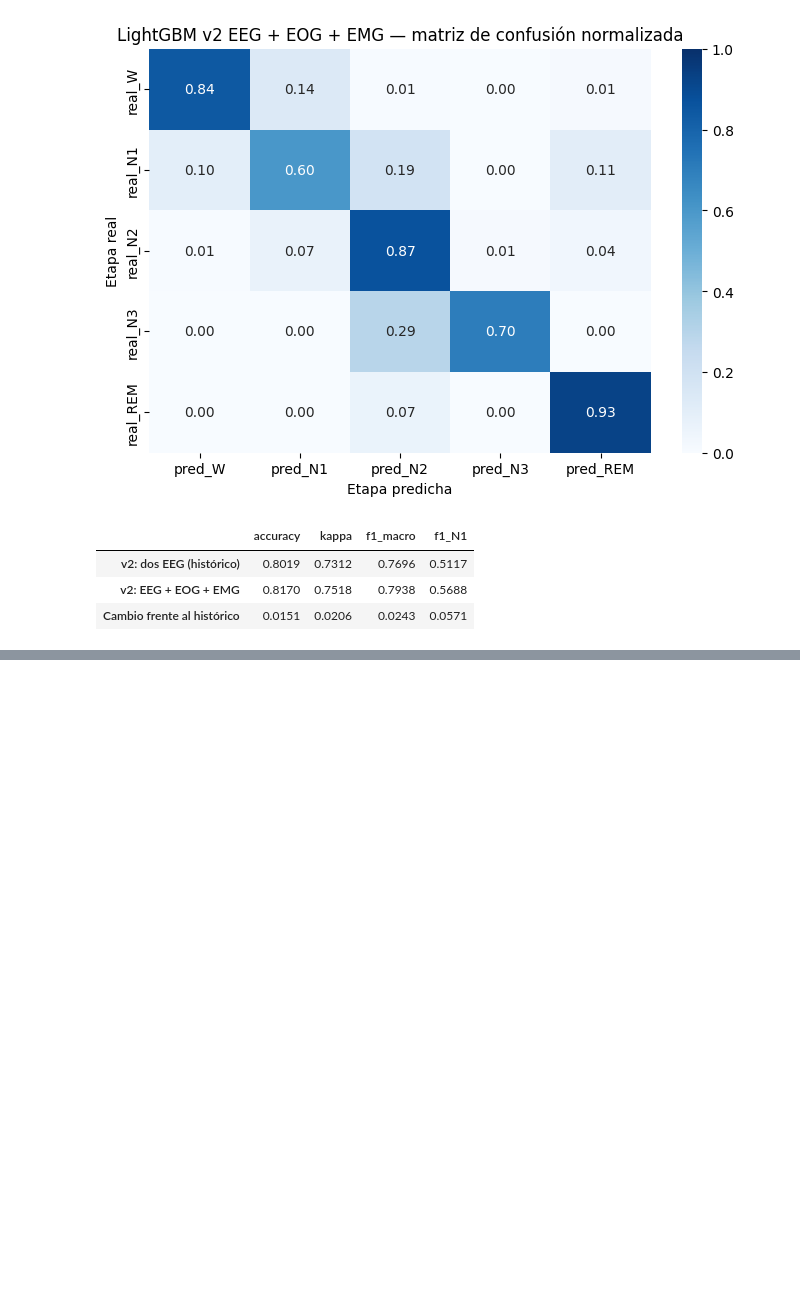
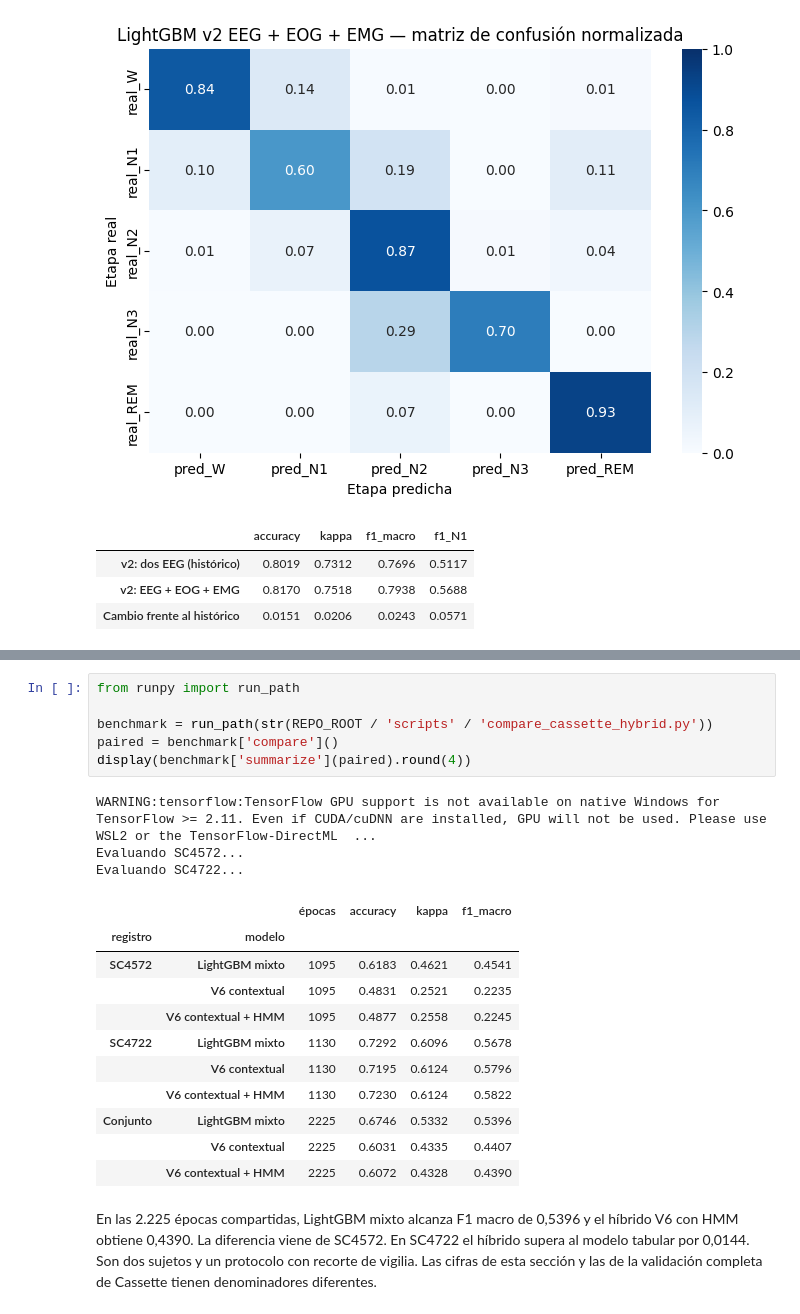
Before and after one commit to jcrkboy/micro-proyecto-grupo-7, a Jupyter notebook: Notebooks/model_jhoan_saavedra_all_channels.ipynb, the cells around one changed output, grey strips where cells are left out. Saved outputs shown, nothing was run; the diff lists cells and outputs as text; blank space fills up the shorter version.

```diff
--- a/Notebooks/model_jhoan_saavedra_all_channels.ipynb
+++ b/Notebooks/model_jhoan_saavedra_all_channels.ipynb
@@ -179,0 +326,23 @@ REM     0.8682  0.9279    0.8970   1831.0
+# %%
+from runpy import run_path
+
+benchmark = run_path(str(REPO_ROOT / 'scripts' / 'compare_cassette_hybrid.py'))
+paired = benchmark['compare']()
+display(benchmark['summarize'](paired).round(4))
+# %% [output]
+WARNING:tensorflow:TensorFlow GPU support is not available on native Windows for TensorFlow >= 2.11. Even if CUDA/cuDNN are installed, GPU will not be used. Please use WSL2 or the TensorFlow-DirectML  ...
+Evaluando SC4572...
+Evaluando SC4722...
+|  |  | épocas | accuracy | kappa | f1_macro |
+| registro | modelo |  |  |  |  |
+| SC4572 | LightGBM mixto | 1095 | 0.6183 | 0.4621 | 0.4541 |
+|  | V6 contextual | 1095 | 0.4831 | 0.2521 | 0.2235 |
+|  | V6 contextual + HMM | 1095 | 0.4877 | 0.2558 | 0.2245 |
+| SC4722 | LightGBM mixto | 1130 | 0.7292 | 0.6096 | 0.5678 |
+|  | V6 contextual | 1130 | 0.7195 | 0.6124 | 0.5796 |
+|  | V6 contextual + HMM | 1130 | 0.7230 | 0.6124 | 0.5822 |
+| Conjunto | LightGBM mixto | 2225 | 0.6746 | 0.5332 | 0.5396 |
+|  | V6 contextual | 2225 | 0.6031 | 0.4335 | 0.4407 |
+|  | V6 contextual + HMM | 2225 | 0.6072 | 0.4328 | 0.4390 |
+# %% [markdown]
+En las 2.225 épocas compartidas, LightGBM mixto alcanza F1 macro de 0,5396 y el híbrido V6 con HMM obtiene 0,4390. La diferencia viene de SC4572. En SC4722 el híbrido supera al modelo tabular por 0,0144. Son dos sujetos y un protocolo con recorte de vigilia. Las cifras de esta sección y las de la validación completa de Cassette tienen denominadores diferentes.
```
Also changed, not shown: parts of 11 cells of this notebook, 27 other files.
